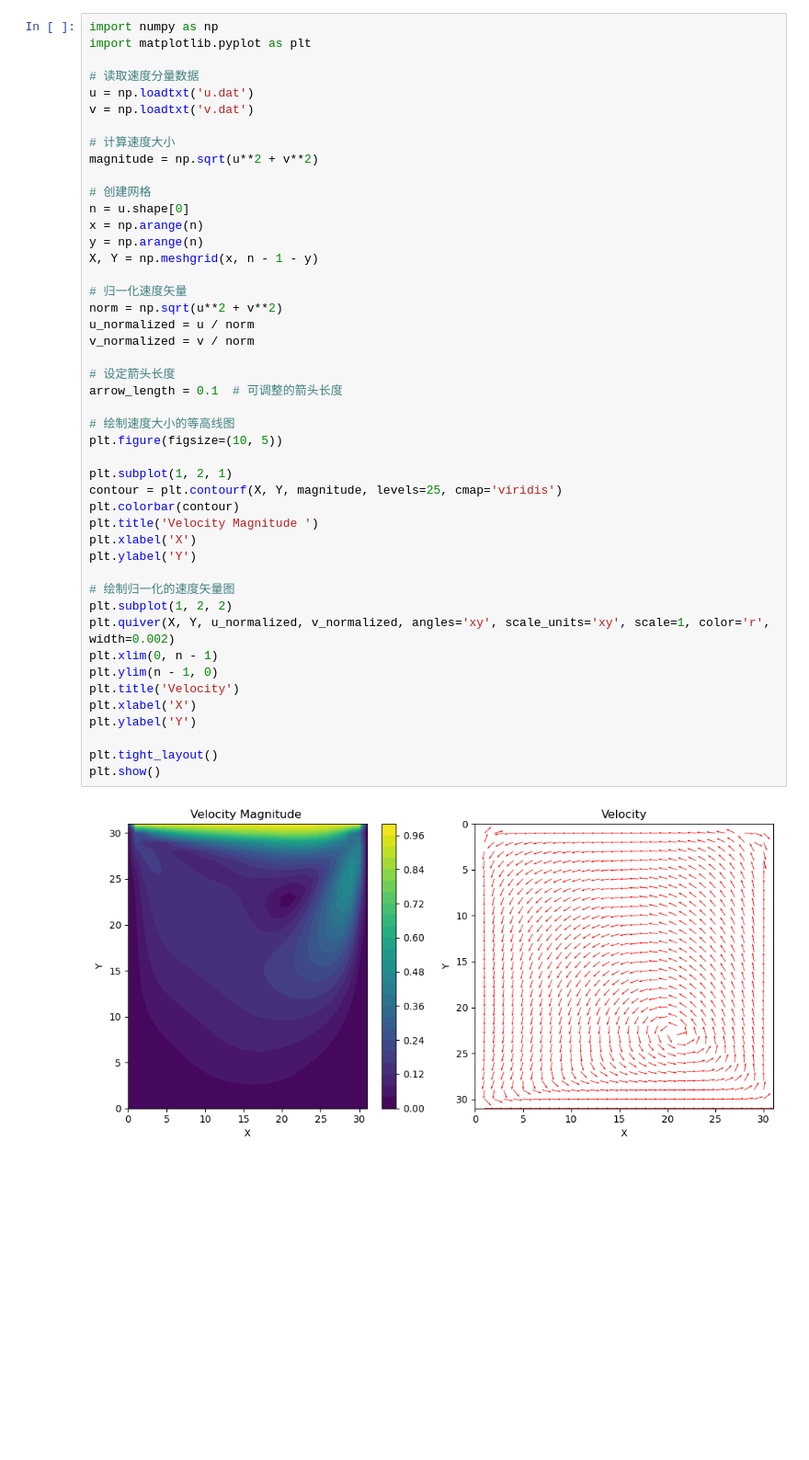
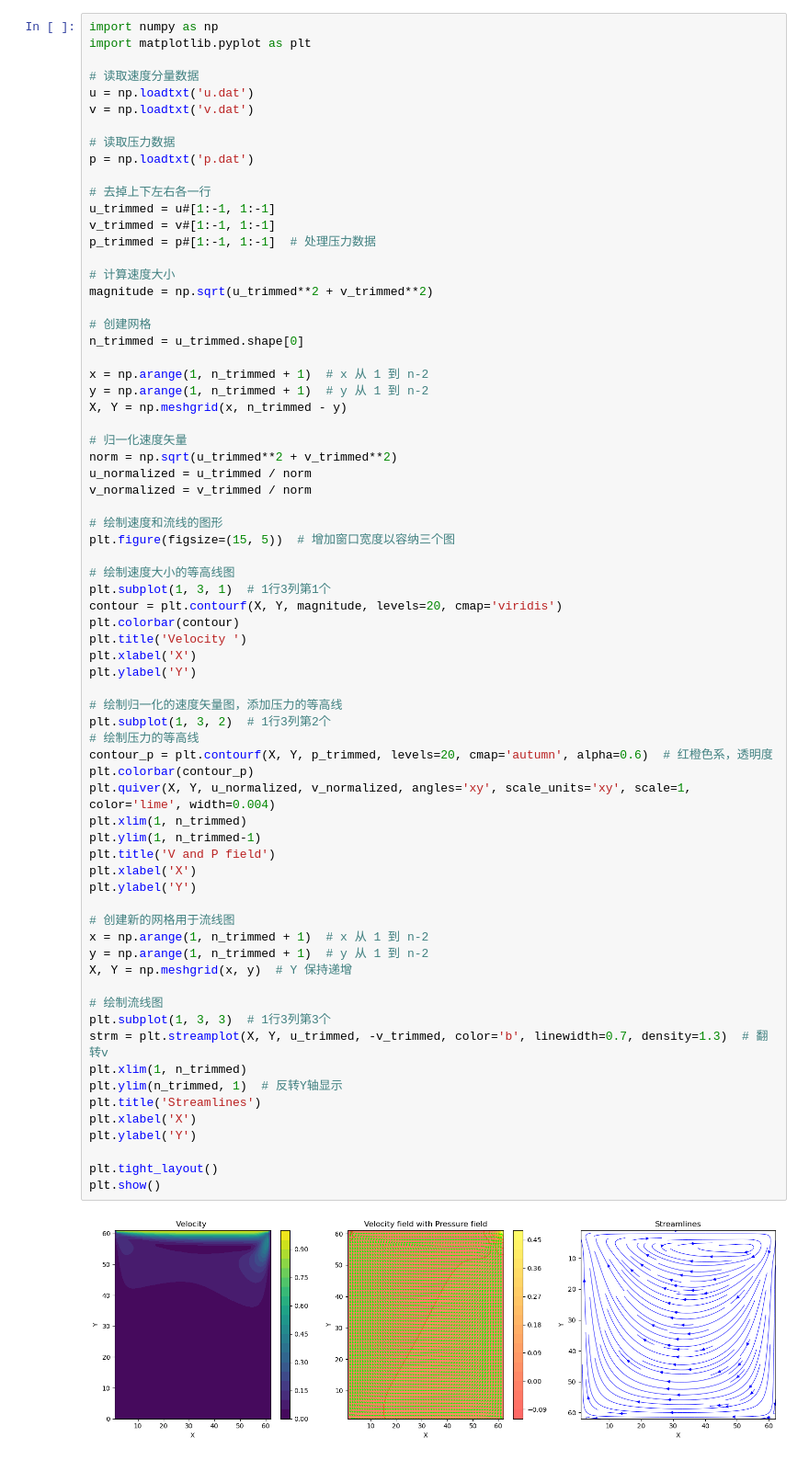
Before and after one commit to midway-official/DNS_solver, a Jupyter notebook: plot.ipynb, the cells around one changed output. Shown at 92% size. Cells and saved outputs as stored; diff of their text form; blank space fills up the shorter version.

Commit message:
MIDWAY0.1
Direct numerical simulation solver, which can be used to solve roof-driven flow problems, and comes with a visual python program

```diff
--- a/plot.ipynb
+++ b/plot.ipynb
@@ -1,48 +1,72 @@
 # %%
 import numpy as np
 import matplotlib.pyplot as plt
 
 # 读取速度分量数据
 u = np.loadtxt('u.dat')
 v = np.loadtxt('v.dat')
 
+# 读取压力数据
+p = np.loadtxt('p.dat')
+
+# 去掉上下左右各一行
+u_trimmed = u#[1:-1, 1:-1]
+v_trimmed = v#[1:-1, 1:-1]
+p_trimmed = p#[1:-1, 1:-1]  # 处理压力数据
+
 # 计算速度大小
-magnitude = np.sqrt(u**2 + v**2)
+magnitude = np.sqrt(u_trimmed**2 + v_trimmed**2)
 
 # 创建网格
-n = u.shape[0]
-x = np.arange(n)
-y = np.arange(n)
-X, Y = np.meshgrid(x, n - 1 - y)
+n_trimmed = u_trimmed.shape[0]
+
+x = np.arange(1, n_trimmed + 1)  # x 从 1 到 n-2
+y = np.arange(1, n_trimmed + 1)  # y 从 1 到 n-2
+X, Y = np.meshgrid(x, n_trimmed - y)
 
 # 归一化速度矢量
-norm = np.sqrt(u**2 + v**2)
-u_normalized = u / norm
-v_normalized = v / norm
+norm = np.sqrt(u_trimmed**2 + v_trimmed**2)
+u_normalized = u_trimmed / norm
+v_normalized = v_trimmed / norm
 
-# 设定箭头长度
-arrow_length = 0.1  # 可调整的箭头长度
+# 绘制速度和流线的图形
+plt.figure(figsize=(15, 5))  # 增加窗口宽度以容纳三个图
 
 # 绘制速度大小的等高线图
-plt.figure(figsize=(10, 5))
-
-plt.subplot(1, 2, 1)
-contour = plt.contourf(X, Y, magnitude, levels=25, cmap='viridis')
+plt.subplot(1, 3, 1)  # 1行3列第1个
+contour = plt.contourf(X, Y, magnitude, levels=20, cmap='viridis')
 plt.colorbar(contour)
-plt.title('Velocity Magnitude ')
+plt.title('Velocity ')
 plt.xlabel('X')
 plt.ylabel('Y')
 
-# 绘制归一化的速度矢量图
-plt.subplot(1, 2, 2)
-plt.quiver(X, Y, u_normalized, v_normalized, angles='xy', scale_units='xy', scale=1, color='r', width=0.002)
-plt.xlim(0, n - 1)
-plt.ylim(n - 1, 0)
-plt.title('Velocity')
+# 绘制归一化的速度矢量图，添加压力的等高线
+plt.subplot(1, 3, 2)  # 1行3列第2个
+# 绘制压力的等高线
+contour_p = plt.contourf(X, Y, p_trimmed, levels=20, cmap='autumn', alpha=0.6)  # 红橙色系，透明度
+plt.colorbar(contour_p)
+plt.quiver(X, Y, u_normalized, v_normalized, angles='xy', scale_units='xy', scale=1, color='lime', width=0.004)
+plt.xlim(1, n_trimmed)
+plt.ylim(1, n_trimmed-1)
+plt.title('V and P field')
+plt.xlabel('X')
+plt.ylabel('Y')
+
+# 创建新的网格用于流线图
+x = np.arange(1, n_trimmed + 1)  # x 从 1 到 n-2
+y = np.arange(1, n_trimmed + 1)  # y 从 1 到 n-2
+X, Y = np.meshgrid(x, y)  # Y 保持递增
+
+# 绘制流线图
+plt.subplot(1, 3, 3)  # 1行3列第3个
+strm = plt.streamplot(X, Y, u_trimmed, -v_trimmed, color='b', linewidth=0.7, density=1.3)  # 翻转v
+plt.xlim(1, n_trimmed)
+plt.ylim(n_trimmed, 1)  # 反转Y轴显示
+plt.title('Streamlines')
 plt.xlabel('X')
 plt.ylabel('Y')
 
 plt.tight_layout()
 plt.show()
 # %% [output]
-[figure, old version]
+[figure, new version]
```
Also changed, not shown: parts of 1 cell of this notebook, 4 other files.
